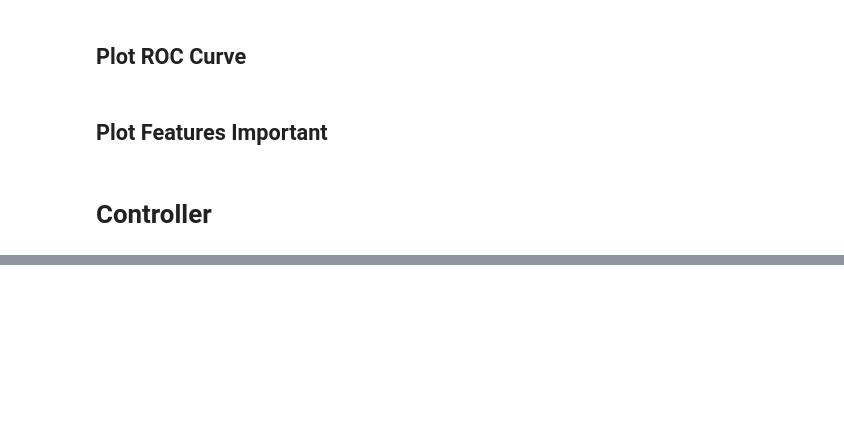
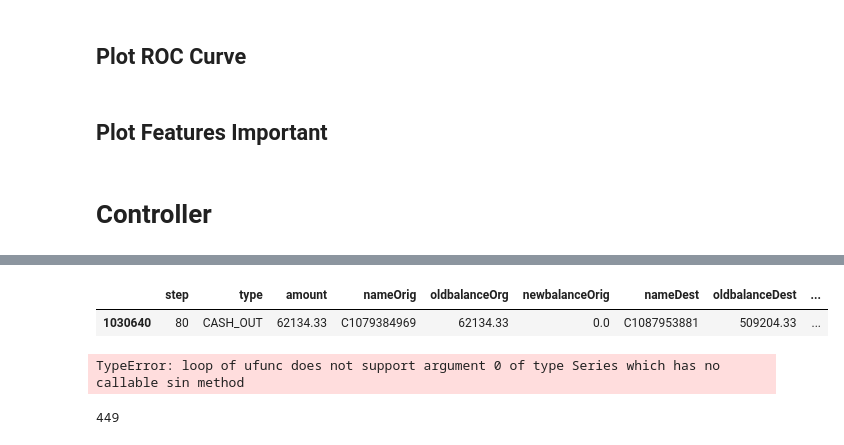
Before and after one commit to AkmaLeyzal/FraudDetectionForFinancialTransaction, a Jupyter notebook: Project_Artificial_Intellegence.ipynb, the cells around one changed output, grey strips where cells are left out. Drawn from its saved outputs; the diff is of its cells as text; code cells hidden in the pictures; blank space fills up the shorter version.

```diff
--- a/Project_Artificial_Intellegence.ipynb
+++ b/Project_Artificial_Intellegence.ipynb
@@ -783,0 +1036,37 @@ weighted avg   0.998552  0.998551  0.998550  6899.000000
+# %%
+rf_test = df[df["isFraud"] == 1].sample(n=1, random_state=59)
+# rf_test = df.head(1)
+rf_test
+# %% [output]
+|  | step | type | amount | nameOrig | oldbalanceOrg | newbalanceOrig | nameDest | oldbalanceDest | ... |
+| 1030640 | 80 | CASH_OUT | 62134.33 | C1079384969 | 62134.33 | 0.0 | C1087953881 | 509204.33 | ... |
+# %%
+transaction_data = {
+    "step": rf_test["step"],
+    "type": str(rf_test["type"]),        # Tipe transaksi (TRANSFER, CASH_OUT, CASH_IN, DEBIT, PAYMENT)
+    "amount": float(rf_test["amount"].iloc[0]),    # Jumlah transaksi
+    "nameOrig": rf_test["nameOrig"],
+    "nameDest": rf_test["nameDest"],
+    "oldbalanceOrg": float(rf_test["oldbalanceOrg"].iloc[0]),  # Saldo awal rekening asal
+    "newbalanceOrig": float(rf_test["newbalanceOrig"].iloc[0]), # Saldo akhir rekening asal
+    "oldbalanceDest": float(rf_test["oldbalanceDest"].iloc[0]), # Saldo awal rekening tujuan
+    "newbalanceDest": float(rf_test["newbalanceDest"].iloc[0])  # Saldo akhir rekening tujuan
+}
+
+df_test = pd.DataFrame([transaction_data])
+
+# Preprocess the transaction
+features = engineer_features(df_test)
+
+print(features)
+
+# # Make prediction
+# prediction = dt.predict(features)
+
+# prediction[0]
+# %% [output]
+TypeError: loop of ufunc does not support argument 0 of type Series which has no callable sin method
+# %%
+rf_test["step"].iloc[0]
+# %% [output]
+449
```
Also changed, not shown: parts of 22 cells of this notebook, 4 other files.
